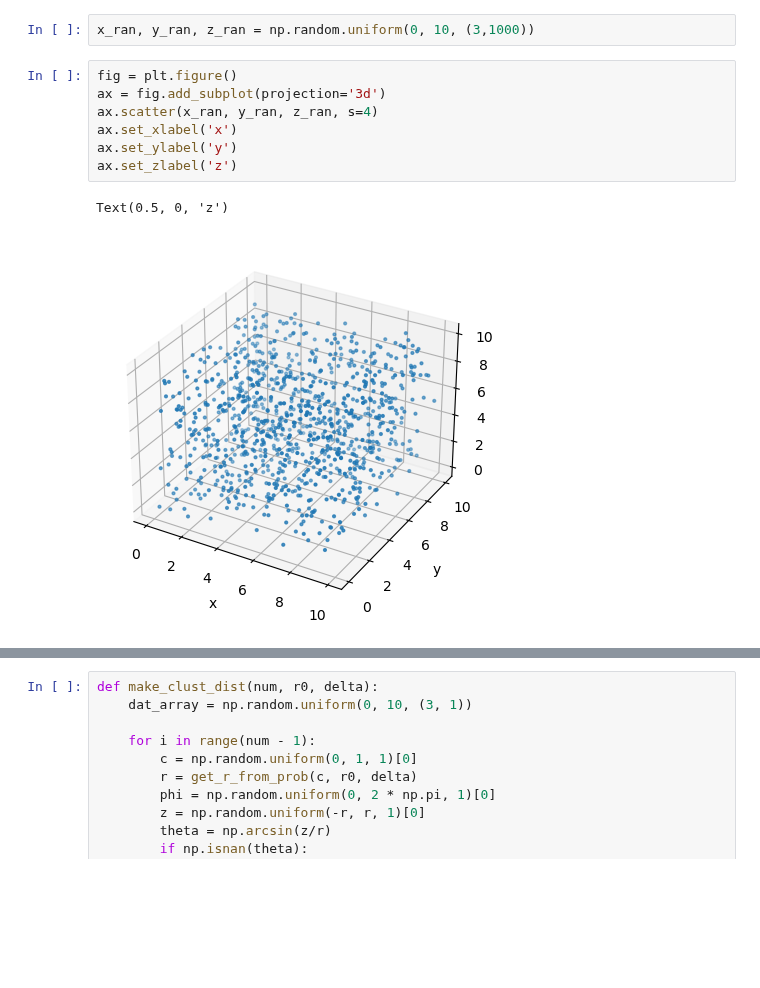
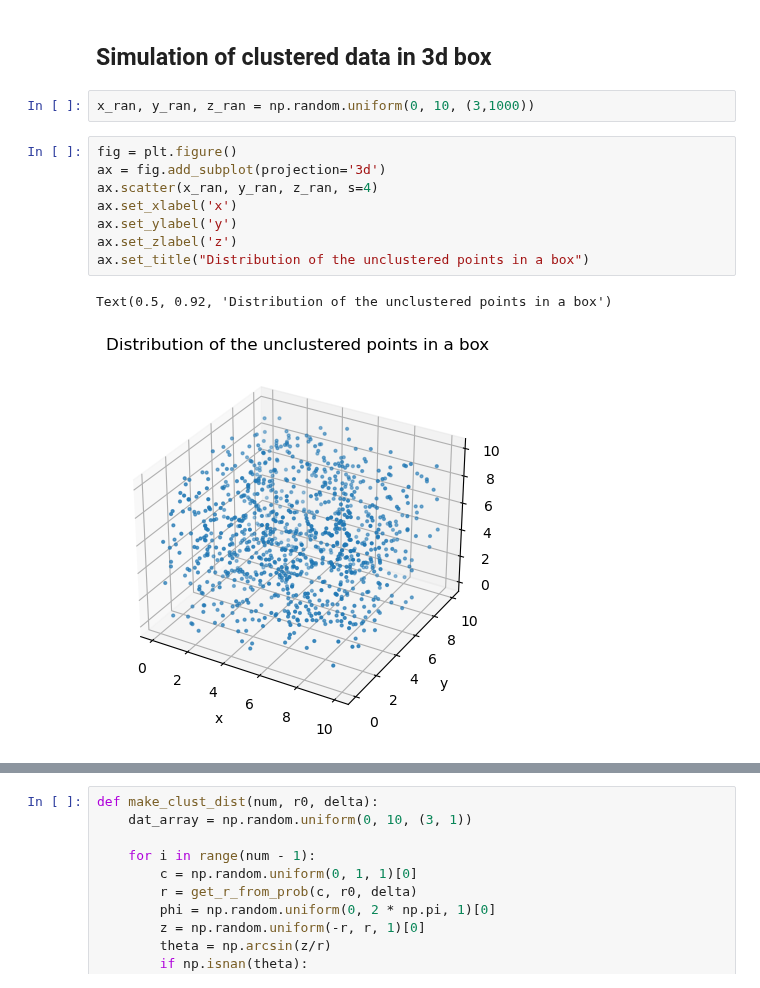
Before and after one commit to VibinRam/DP2, a Jupyter notebook: Codes/Clustering_simulation/cluster_simulation.ipynb, the cells around one changed output, grey strips where cells are left out. Cells and saved outputs as stored; diff of their text form; blank space fills up the shorter version.

```diff
--- a/Codes/Clustering_simulation/cluster_simulation.ipynb
+++ b/Codes/Clustering_simulation/cluster_simulation.ipynb
@@ -11,15 +85,18 @@ xi_r = np.vectorize(p_corr_fun)
+# %% [markdown]
+## Simulation of clustered data in 3d box
 # %%
 x_ran, y_ran, z_ran = np.random.uniform(0, 10, (3,1000))
 # %%
 fig = plt.figure()
 ax = fig.add_subplot(projection='3d')
 ax.scatter(x_ran, y_ran, z_ran, s=4)
 ax.set_xlabel('x')
 ax.set_ylabel('y')
 ax.set_zlabel('z')
+ax.set_title("Distribution of the unclustered points in a box")
 # %% [output]
-Text(0.5, 0, 'z')
+Text(0.5, 0.92, 'Distribution of the unclustered points in a box')
-[figure, old version]
+[figure, new version]
 # %%
 x_dat, y_dat, z_dat = np.random.uniform(0, 10, (3, 10000))
 x_ran, y_ran, z_ran = np.random.uniform(0, 10, (3, 10000))
```
Also changed, not shown: parts of 14 cells of this notebook, 6 other files.
